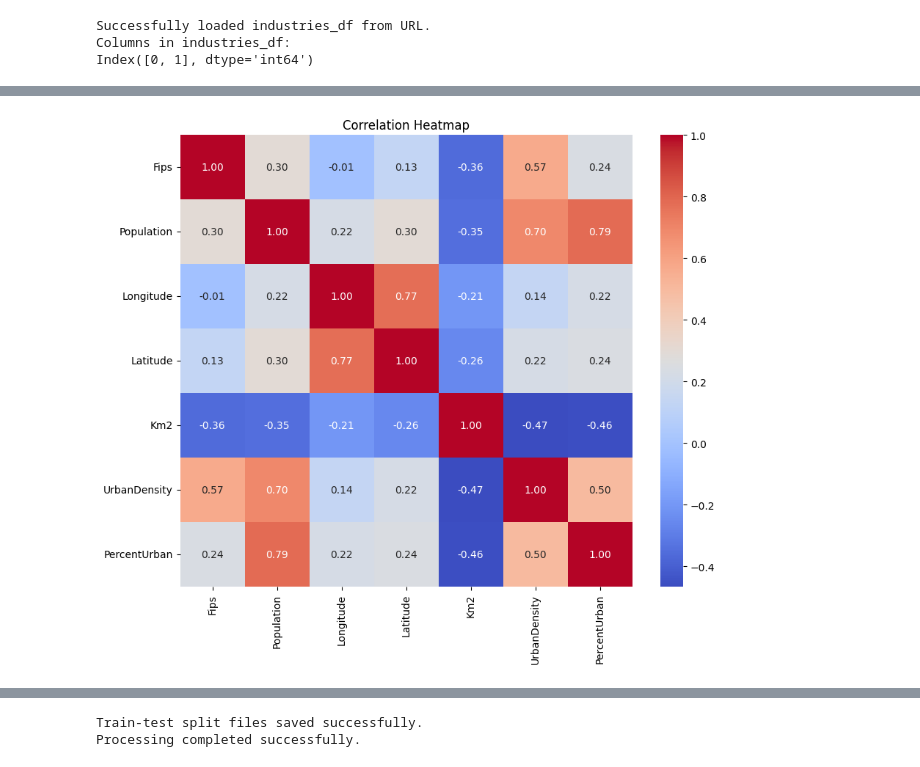
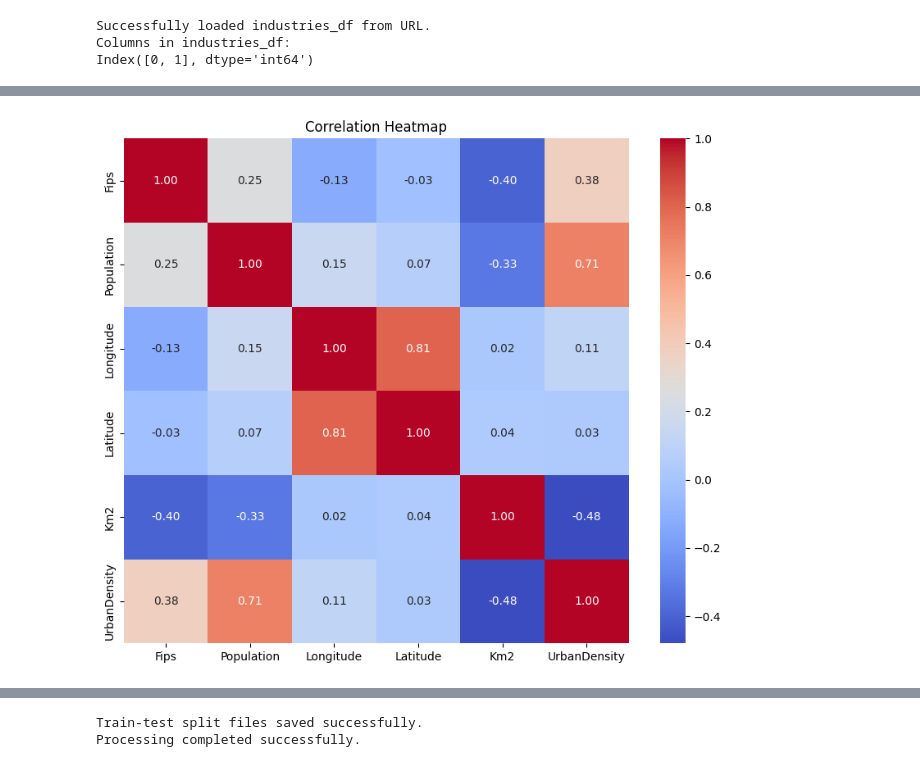
Before and after one commit to praneeth-bojanala5/realitystream, a Jupyter notebook: models/Run-Models-bkup.ipynb, the cells around one changed output, grey strips where cells are left out. Saved outputs shown, nothing was run; the diff lists cells and outputs as text; code cells hidden in the pictures.

```diff
--- a/models/Run-Models-bkup.ipynb
+++ b/models/Run-Models-bkup.ipynb
@@ -947,7 +1419,7 @@ missing_values_distribution(X_total)
 def fill_na(dataframe):
     dataframe = dataframe.fillna(0)
     return dataframe
-X_total=fill_na(X_total)
+# X_total=fill_na(X_total)
 # %%
 def select_columns(dataframe, prefixes_to_exclude=None, name_to_exclude=None):
     # Filter columns based on exclusion prefixes
@@ -964,6 +1436,8 @@ def select_columns(dataframe, prefixes_to_exclude=None, name_to_exclude=None):
 
 
 X_total = select_columns(X_total, prefixes_to_exclude=['Est', 'Pay'], name_to_exclude='Name')
+###Xucen Liao, due to the high correlation between PercentUrban and Population, exclude PercentUrban
+X_total = select_columns(X_total, prefixes_to_exclude=['Est', 'Pay'], name_to_exclude='PercentUrban')
 X_total.columns
 # %% [output]
 Index(['Fips', 'Population', 'Longitude', 'Latitude', 'Km2', 'UrbanDensity',
@@ -1065,13 +1550,31 @@ X_total.head()
 # %%
 from sklearn.preprocessing import StandardScaler, MinMaxScaler
+
 def preprocess_data(dataframe, scale_type='standardize', include_target=False, target=None):
-
     if scale_type == 'standardize':
         scaler = StandardScaler()
     elif scale_type == 'normalize':
         scaler = MinMaxScaler()
     else:
         raise ValueError("Invalid scaling type. Choose 'standardize' or 'normalize'.")
-    return dataframe
 
-X_total = preprocess_data(X_total, scale_type='standardize', include_target=True, target='price')
+    # Convert to pandas for sklearn scalers
+    if isinstance(dataframe, cudf.DataFrame):
+        dataframe_pd = dataframe.to_pandas()
+    else:
+        dataframe_pd = dataframe
+
+    if include_target and target in dataframe_pd.columns:
+        features = dataframe_pd.drop(columns=[target])
+        scaled_features = scaler.fit_transform(features)
+        scaled_df = pd.DataFrame(scaled_features, columns=features.columns)
+        scaled_df[target] = dataframe_pd[target].values
+    else:
+        scaled_features = scaler.fit_transform(dataframe_pd)
+        scaled_df = pd.DataFrame(scaled_features, columns=dataframe_pd.columns)
+
+    # Convert back to cuDF
+    return cudf.DataFrame.from_pandas(scaled_df)
+
+X_total = preprocess_data(X_total, scale_type='standardize', include_target=False)
+X_total.head()
@@ -1088,13 +1599,19 @@ X_total.head()
 # %%
-# Draw a correlation heatmap for columns that does not start with "Emp and do feature selection
+import seaborn as sns
+import matplotlib.pyplot as plt
+
 def plot_correlation_heatmap(dataframe, column_prefix):
     columns_to_analyze = [col for col in dataframe.columns if not col.startswith(column_prefix)]
-    corr_matrix = dataframe[columns_to_analyze].corr()
+
+    # Ensure the correlation matrix is computed using pandas
+    corr_matrix = dataframe[columns_to_analyze].to_pandas().corr()
+
     plt.figure(figsize=(10, 8))
     sns.heatmap(corr_matrix, annot=True, fmt=".2f", cmap='coolwarm', cbar=True, square=True)
     plt.title('Correlation Heatmap')
     plt.show()
+
 plot_correlation_heatmap(X_total, 'Emp')
 # %% [output]
-[figure, old version]
+[figure, new version]
 # %%
```
Also changed, not shown: parts of 84 cells of this notebook, 3 other files.
